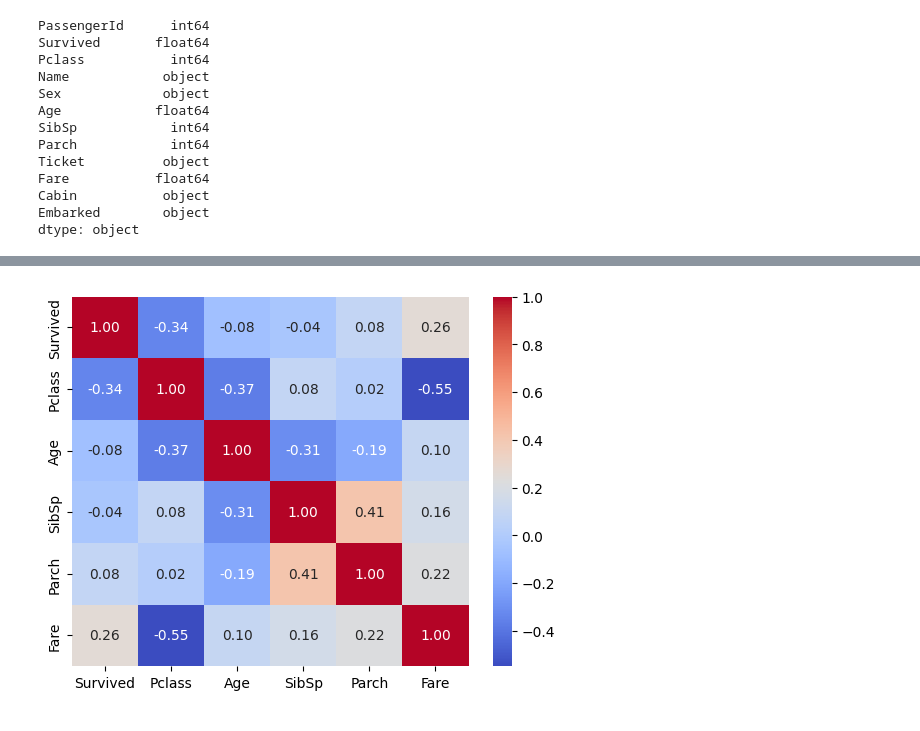
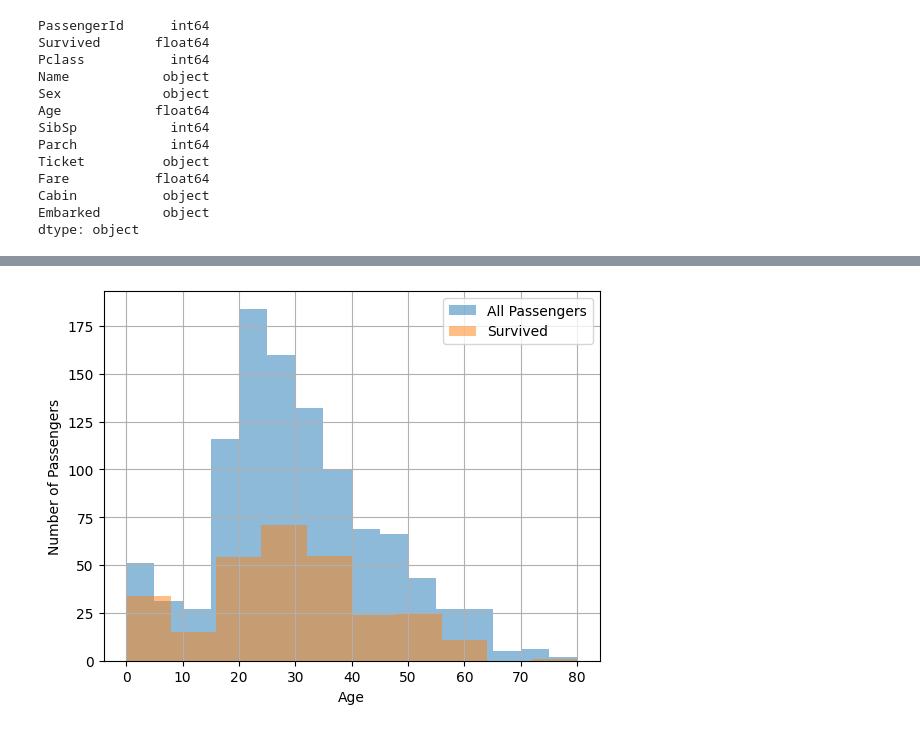
Before and after one commit to renaudjmathieu/Kaggle, a Jupyter notebook: Titanic - Machine Learning from Disaster/notebook.ipynb, the cells around one changed output, grey strips where cells are left out. Saved outputs shown, nothing was run; the diff lists cells and outputs as text; code cells hidden in the pictures.

```diff
--- a/Titanic - Machine Learning from Disaster/notebook.ipynb
+++ b/Titanic - Machine Learning from Disaster/notebook.ipynb
@@ -65,4 +58,10 @@ g = sns.barplot(x="Sex",y="Survived",data=train)
-# %%
-g = sns.heatmap(train[["Survived","Pclass","Age","SibSp","Parch","Fare", "Sex"]].corr(),annot=True, fmt = ".2f", cmap = "coolwarm")
-# %% [output]
-[figure, removed]
+# %%
+#make a stacked bar chart of survival by age
+df['Age'].hist(bins=16, range=(0,80), alpha=0.5)
+df[df['Survived']==1]['Age'].hist(bins=16, range=(0,80), alpha=0.5)
+plt.legend(['All Passengers', 'Survived'])
+plt.xlabel('Age')
+plt.ylabel('Number of Passengers')
+plt.show()
+# %% [output]
+[figure, added]
```
Also changed, not shown: parts of 9 cells of this notebook, 1 other file.
